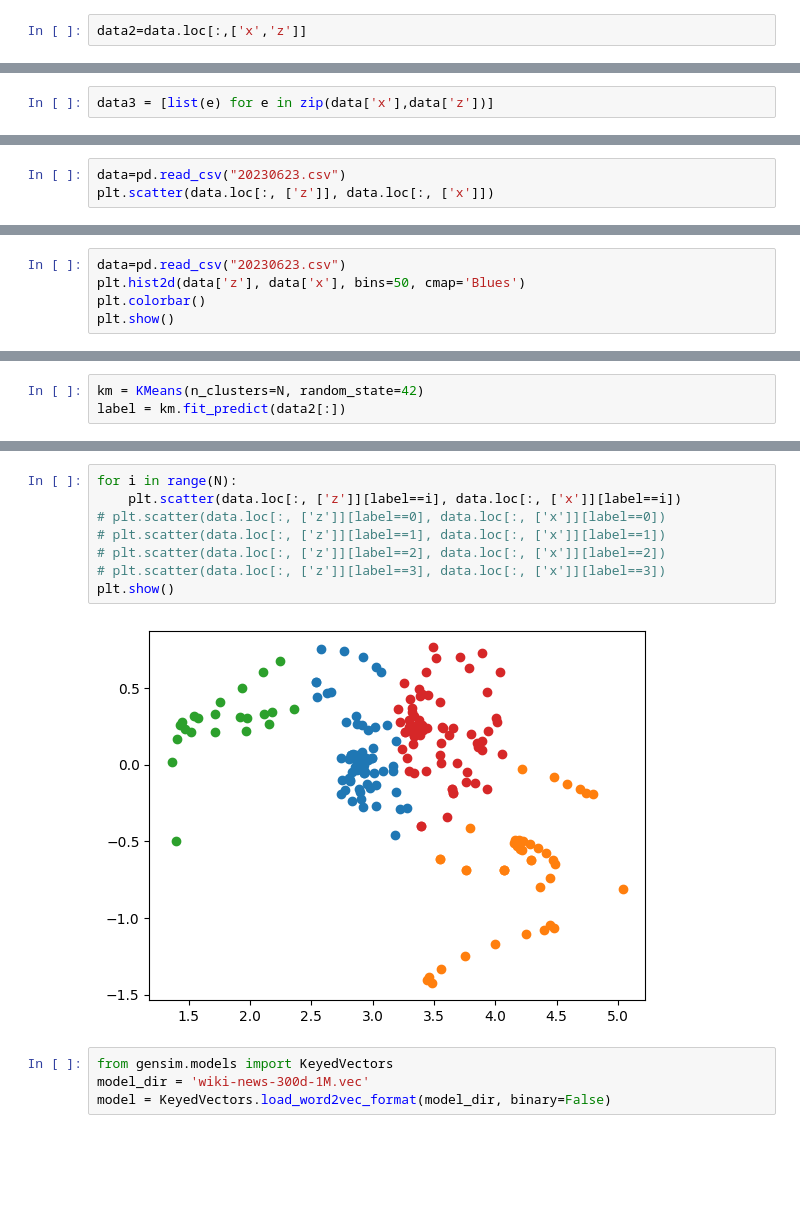
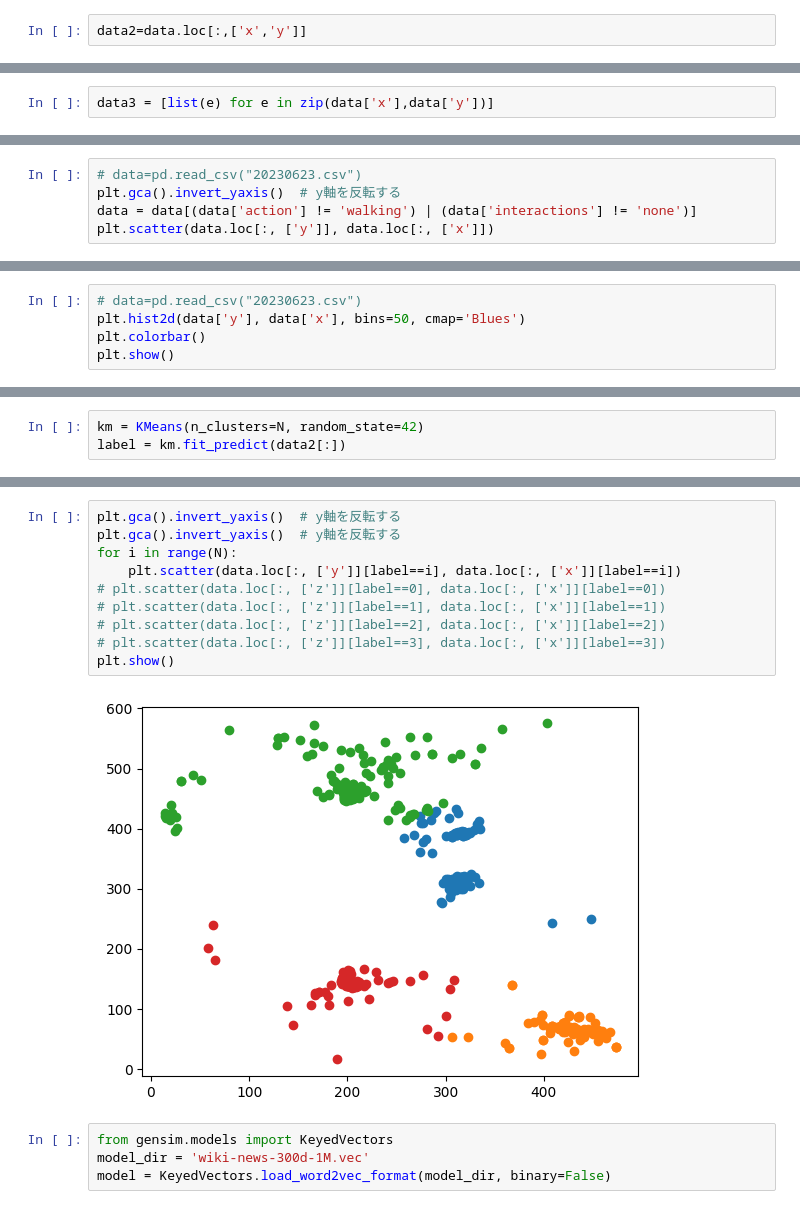
Before and after one commit to ozaki-hr8/-Space-Utilization-Analysis, a Jupyter notebook: cluster copy.ipynb, the cells around one changed output, grey strips where cells are left out. Cells and saved outputs as stored; diff of their text form; blank space fills up the shorter version.

```diff
--- a/cluster copy.ipynb
+++ b/cluster copy.ipynb
@@ -49,5 +32,5 @@ data
 # %%
-data2=data.loc[:,['x','z']]
+data2=data.loc[:,['x','y']]
 # %%
 data2
 # %% [output]
@@ -67,5 +50,5 @@ data2
 # %%
-data3 = [list(e) for e in zip(data['x'],data['z'])]
+data3 = [list(e) for e in zip(data['x'],data['y'])]
 # %%
 data3
 # %% [output]
@@ -89,5 +72,7 @@ data3
 # %%
-data=pd.read_csv("20230623.csv")
-plt.scatter(data.loc[:, ['z']], data.loc[:, ['x']])
+# data=pd.read_csv("20230623.csv")
+plt.gca().invert_yaxis()  # y軸を反転する
+data = data[(data['action'] != 'walking') | (data['interactions'] != 'none')]
+plt.scatter(data.loc[:, ['y']], data.loc[:, ['x']])
 # %% [output]
 <matplotlib.collections.PathCollection at 0x...>
@@ -95,6 +80,6 @@ plt.scatter(data.loc[:, ['z']], data.loc[:, ['x']])
 # %%
-data=pd.read_csv("20230623.csv")
-plt.hist2d(data['z'], data['x'], bins=50, cmap='Blues')
+# data=pd.read_csv("20230623.csv")
+plt.hist2d(data['y'], data['x'], bins=50, cmap='Blues')
 plt.colorbar()
 plt.show()
 # %% [output]
@@ -139,14 +147,16 @@ array([3, 3, 3, 3, 3, 3, 3, 3, 3, 3, 3, 0, 3, 3, 3, 0, 0, 3, 3, 3, 3, 3,
       dtype=int32)
 # %%
+plt.gca().invert_yaxis()  # y軸を反転する
+plt.gca().invert_yaxis()  # y軸を反転する
 for i in range(N):
-    plt.scatter(data.loc[:, ['z']][label==i], data.loc[:, ['x']][label==i])
+    plt.scatter(data.loc[:, ['y']][label==i], data.loc[:, ['x']][label==i])
 # plt.scatter(data.loc[:, ['z']][label==0], data.loc[:, ['x']][label==0])
 # plt.scatter(data.loc[:, ['z']][label==1], data.loc[:, ['x']][label==1])
 # plt.scatter(data.loc[:, ['z']][label==2], data.loc[:, ['x']][label==2])
 # plt.scatter(data.loc[:, ['z']][label==3], data.loc[:, ['x']][label==3])
 plt.show()
 # %% [output]
-[figure, old version]
+[figure, new version]
 # %%
 from gensim.models import KeyedVectors
 model_dir = 'wiki-news-300d-1M.vec'
```
Also changed, not shown: parts of 13 cells of this notebook, 1 other file.
